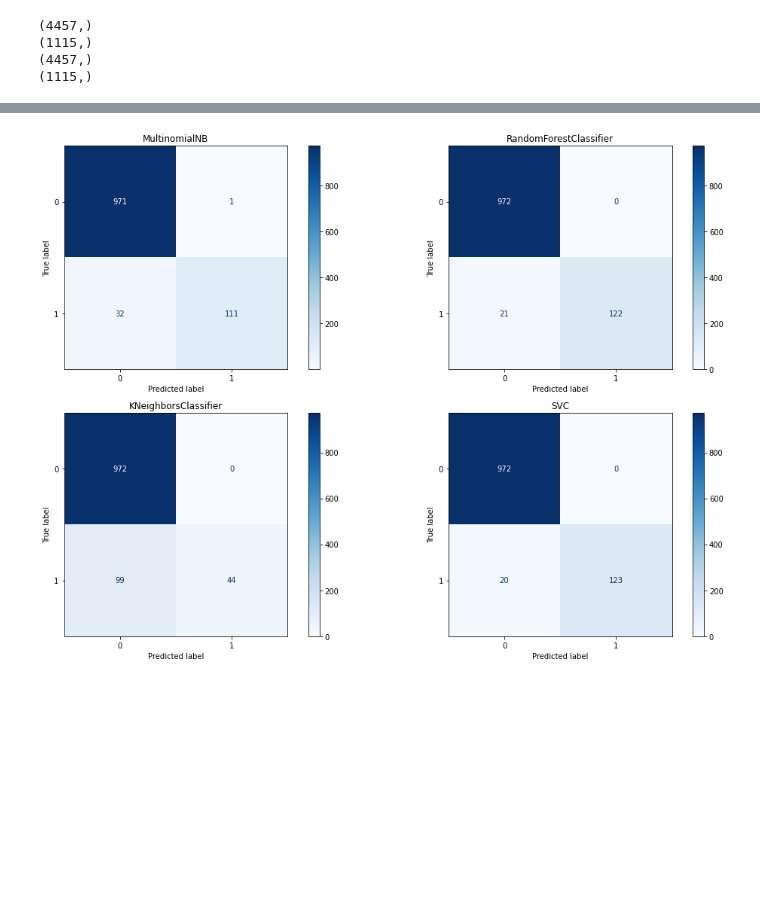
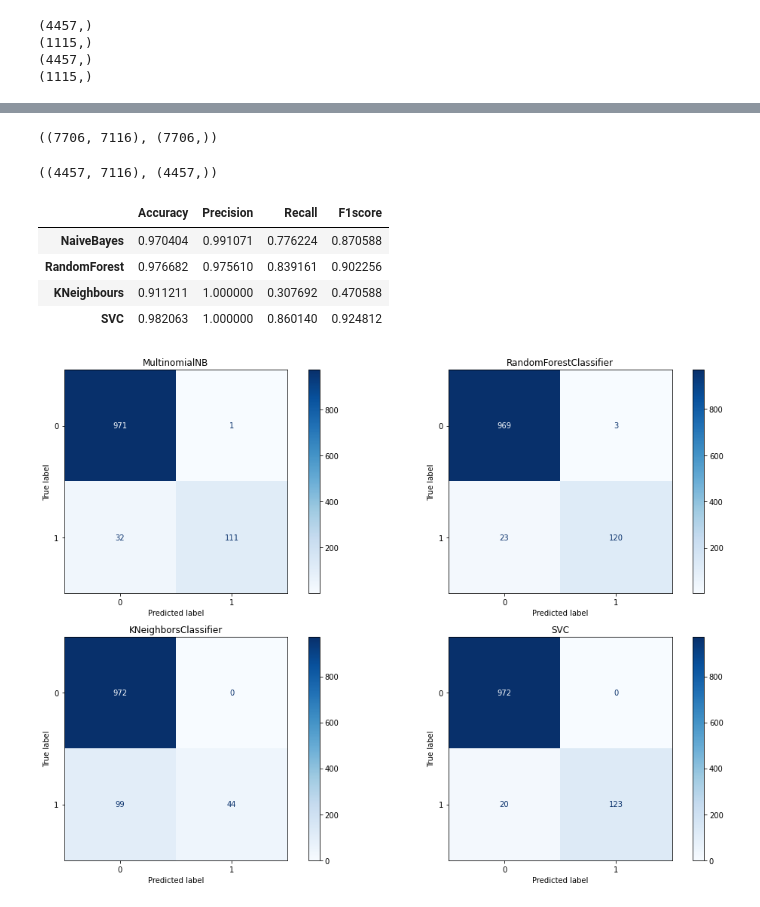
Before and after one commit to PIYoung/mtvs-ai, a Jupyter notebook: jupyters/SMS Spam Collection Dataset.ipynb, the cells around one changed output, grey strips where cells are left out. Drawn from its saved outputs; the diff is of its cells as text; code cells hidden in the pictures; blank space fills up the shorter version.

```diff
--- a/jupyters/SMS Spam Collection Dataset.ipynb
+++ b/jupyters/SMS Spam Collection Dataset.ipynb
@@ -427,3 +340,0 @@ X_train_over.shape, y_train_over.shape
-# %%
-for clsf in classifiers:
-    clsf.fit(X_train_over, y_train_over)
@@ -491,34 +340,0 @@ X_train_under.shape, y_train_under.shape
-# %%
-for clsf in classifiers:
-    clsf.fit(X_train_under, y_train_under)
-# %%
-accuracy_list = []
-precision_list = []
-recall_list = []
-f1_score_list = []
-y_predict_list = []
-
-for i in classifiers:
-    y_predict = i.predict(X_test_tfidf)
-
-    _accuracy = accuracy_score(y_test, y_predict)
-    _precision = precision_score(y_test, y_predict)
-    _reacll = recall_score(y_test, y_predict)
-    _f1_score = f1_score(y_test, y_predict)
-
-    y_predict_list.append(y_predict)
-    accuracy_list.append(_accuracy)
-    precision_list.append(_precision)
-    recall_list.append(_reacll)
-    f1_score_list.append(_f1_score)
-# %%
-data = {
-    'Accuracy': accuracy_list,
-    'Precision': precision_list,
-    'Recall': recall_list,
-    'F1score': f1_score_list,
-}
-
-df_results = pd.DataFrame(
-    data, index=["NaiveBayes", "RandomForest", "KNeighbours", "SVC"])
-df_results
@@ -531,11 +340,0 @@ df_results
-# %%
-fig, axes = plt.subplots(nrows=2, ncols=2, figsize=(15, 10))
-
-for clss, ax in zip(classifiers, axes.flatten()):
-    plot_confusion_matrix(clss, X_test_tfidf, y_test, ax=ax, cmap='Blues')
-    ax.title.set_text(type(clss).__name__)
-
-plt.tight_layout()
-plt.show()
-# %% [output]
-[figure, removed]
@@ -541,0 +347,14 @@ plt.show()
+# %%
+# Over sampling
+smote = SMOTE(random_state=11)
+X_train_over, y_train_over = smote.fit_resample(X_train_tfidf, y_train)
+X_train_over.shape, y_train_over.shape
+# %% [output]
+((7706, 7116), (7706,))
+# %%
+# Under sampling
+tomek = TomekLinks()
+X_train_under, y_train_under = tomek.fit_resample(X_train_tfidf, y_train)
+X_train_under.shape, y_train_under.shape
+# %% [output]
+((4457, 7116), (4457,))
@@ -541,0 +427,13 @@ plt.show()
+# %%
+classifiers = get_classifiers()
+fit_classfiers(X_train_tfidf, y_train, classifiers)
+score_list = get_score_list(classifiers)
+display_score(score_list)
+draw_confusion_matrix(classifiers)
+# %% [output]
+|  | Accuracy | Precision | Recall | F1score |
+| NaiveBayes | 0.970404 | 0.991071 | 0.776224 | 0.870588 |
+| RandomForest | 0.976682 | 0.975610 | 0.839161 | 0.902256 |
+| KNeighbours | 0.911211 | 1.000000 | 0.307692 | 0.470588 |
+| SVC | 0.982063 | 1.000000 | 0.860140 | 0.924812 |
+[figure, added]
```
Also changed, not shown: parts of 25 cells of this notebook.
